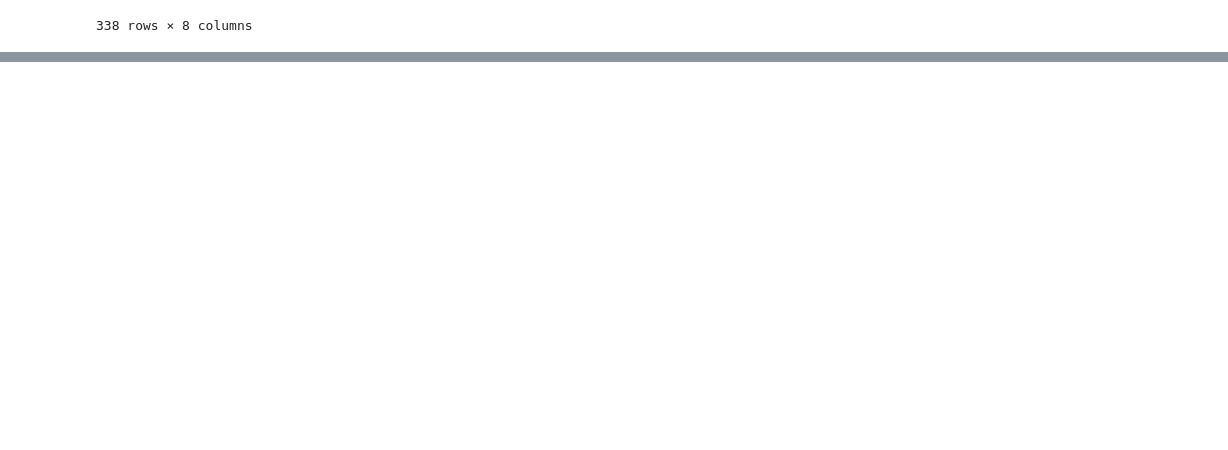
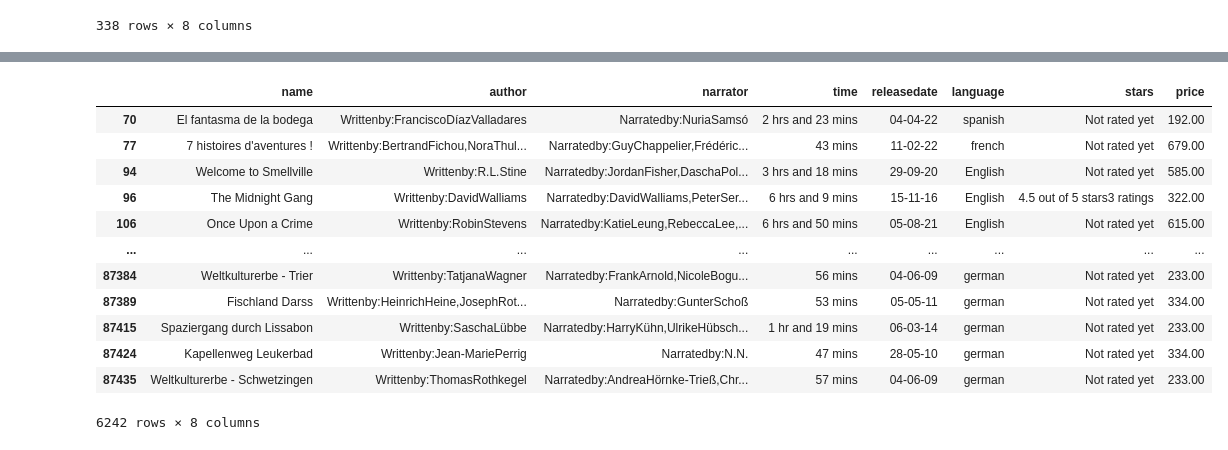
Before and after one commit to ronit-6464/Audiobook-dataset-cleaning, a Jupyter notebook: KAGGLE DATASET BASIC CLEANING.ipynb, the cells around one changed output, grey strips where cells are left out. Saved outputs shown, nothing was run; the diff lists cells and outputs as text; code cells hidden in the pictures; blank space fills up the shorter version.

```diff
--- a/KAGGLE DATASET BASIC CLEANING.ipynb
+++ b/KAGGLE DATASET BASIC CLEANING.ipynb
@@ -180,0 +247,18 @@ audible_dataset[audible_dataset['price']=='Free']
+# %%
+audible_dataset[
+    ~audible_dataset['narrator'].str.contains(r'[A-Za-z]$', na=False)
+]
+# %% [output]
+|  | name | author | narrator | time | releasedate | language | stars | price |
+| 70 | El fantasma de la bodega | Writtenby:FranciscoDíazValladares | Narratedby:NuriaSamsó | 2 hrs and 23 mins | 04-04-22 | spanish | Not rated yet | 192.00 |
+| 77 | 7 histoires d'aventures ! | Writtenby:BertrandFichou,NoraThul... | Narratedby:GuyChappelier,Frédéric... | 43 mins | 11-02-22 | french | Not rated yet | 679.00 |
+| 94 | Welcome to Smellville | Writtenby:R.L.Stine | Narratedby:JordanFisher,DaschaPol... | 3 hrs and 18 mins | 29-09-20 | English | Not rated yet | 585.00 |
+| 96 | The Midnight Gang | Writtenby:DavidWalliams | Narratedby:DavidWalliams,PeterSer... | 6 hrs and 9 mins | 15-11-16 | English | 4.5 out of 5 stars3 ratings | 322.00 |
+| 106 | Once Upon a Crime | Writtenby:RobinStevens | Narratedby:KatieLeung,RebeccaLee,... | 6 hrs and 50 mins | 05-08-21 | English | Not rated yet | 615.00 |
+| ... | ... | ... | ... | ... | ... | ... | ... | ... |
+| 87384 | Weltkulturerbe - Trier | Writtenby:TatjanaWagner | Narratedby:FrankArnold,NicoleBogu... | 56 mins | 04-06-09 | german | Not rated yet | 233.00 |
+| 87389 | Fischland Darss | Writtenby:HeinrichHeine,JosephRot... | Narratedby:GunterSchoß | 53 mins | 05-05-11 | german | Not rated yet | 334.00 |
+| 87415 | Spaziergang durch Lissabon | Writtenby:SaschaLübbe | Narratedby:HarryKühn,UlrikeHübsch... | 1 hr and 19 mins | 06-03-14 | german | Not rated yet | 233.00 |
+| 87424 | Kapellenweg Leukerbad | Writtenby:Jean-MariePerrig | Narratedby:N.N. | 47 mins | 28-05-10 | german | Not rated yet | 334.00 |
+| 87435 | Weltkulturerbe - Schwetzingen | Writtenby:ThomasRothkegel | Narratedby:AndreaHörnke-Trieß,Chr... | 57 mins | 04-06-09 | german | Not rated yet | 233.00 |
+6242 rows × 8 columns
```
Also changed, not shown: parts of 9 cells of this notebook.
